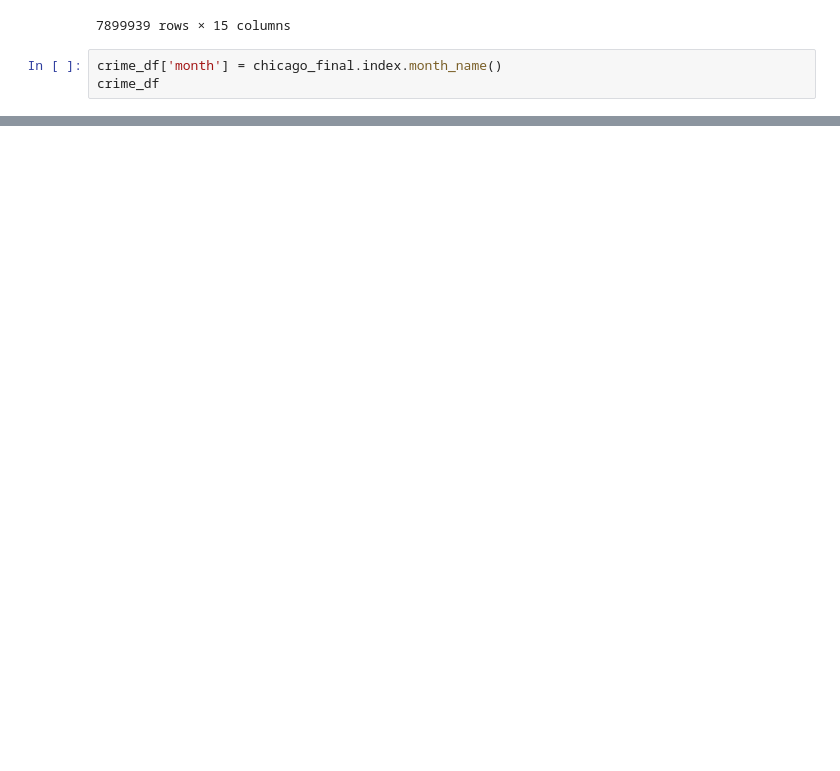
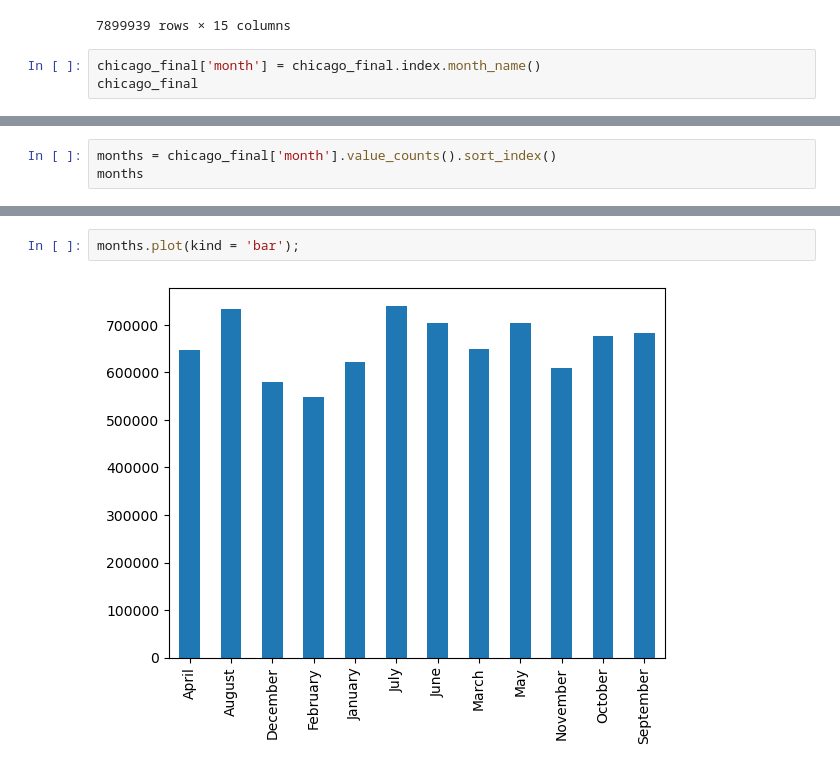
Before and after one commit to valmazan/Project-4---Part-1, a Jupyter notebook: Project 4 - Part 1.ipynb, the cells around one changed output, grey strips where cells are left out. Cells and saved outputs as stored; diff of their text form; blank space fills up the shorter version.

```diff
--- a/Project 4 - Part 1.ipynb
+++ b/Project 4 - Part 1.ipynb
@@ -497,6 +497,6 @@ chicago_final
 | 2023-09-21 12:00:00 | 13217807 | 09/21/2023 12:00:00 AM | THEFT | OVER $500 | STREET | False | False | 723 | ... |
 7899939 rows × 15 columns
 # %%
-crime_df['month'] = chicago_final.index.month_name()
-crime_df
+chicago_final['month'] = chicago_final.index.month_name()
+chicago_final
 # %% [output]
@@ -503,0 +517,3 @@ NameError: name 'crime_df' is not defined
+# %%
+months = chicago_final['month'].value_counts().sort_index()
+months
@@ -503,0 +534,4 @@ NameError: name 'crime_df' is not defined
+# %%
+months.plot(kind = 'bar');
+# %% [output]
+[figure, added]
```
Also changed, not shown: parts of 14 cells of this notebook.
